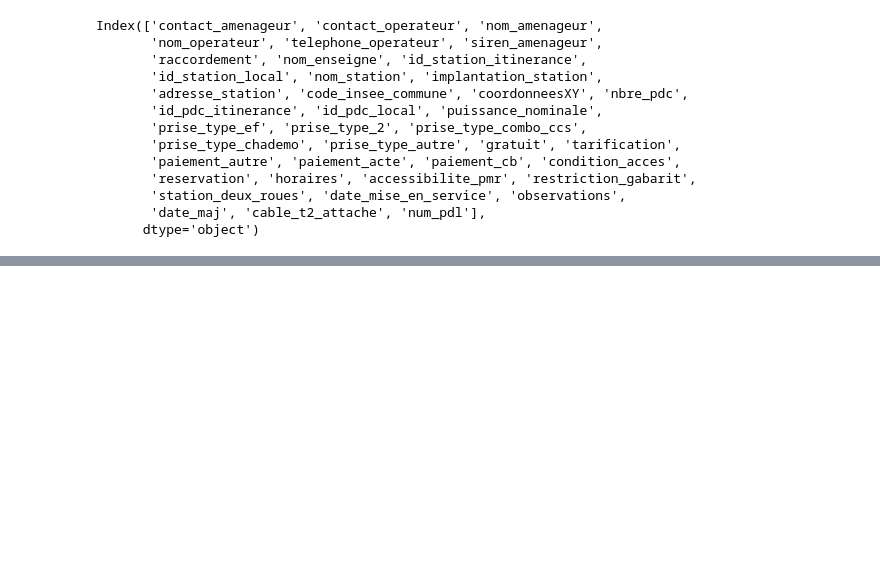
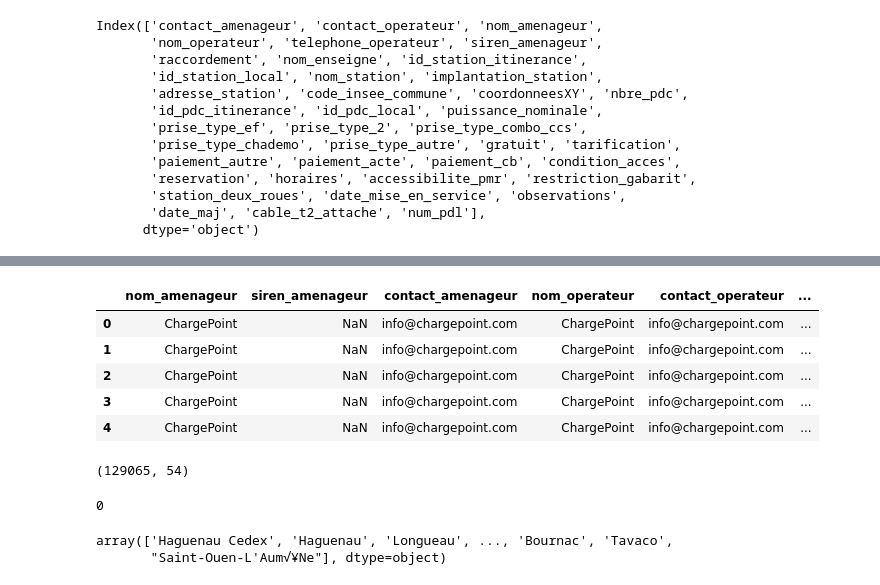
Before and after one commit to MustaphaRherrad/GeoChargeAnalytics, a Jupyter notebook: first-exploration-for-trying.ipynb, the cells around one changed output, grey strips where cells are left out. Drawn from its saved outputs; the diff is of its cells as text; code cells hidden in the pictures; blank space fills up the shorter version.

```diff
--- a/first-exploration-for-trying.ipynb
+++ b/first-exploration-for-trying.ipynb
@@ -126,0 +170,8 @@ Index(['contact_amenageur', 'contact_operateur', 'nom_amenageur',
+# %%
+def extract_ville_code_postal(df: pd.DataFrame) -> pd.DataFrame:
+    """Extrait code postal et ville."""
+    # Extraction code postal
+    df['code_postal'] = df['adresse_station'].str.extract(r'(\d{5})')[0]
+    # Extraction ville normalisée (on utilise la nouvelle version robuste)
+    df['ville'] = df['adresse_station'].apply(normalize_city_name)
+    return df
@@ -126,0 +214,23 @@ Index(['contact_amenageur', 'contact_operateur', 'nom_amenageur',
+# %%
+df_final=extract_ville_code_postal(df_consolide)
+df_final.head()
+# %% [output]
+|  | nom_amenageur | siren_amenageur | contact_amenageur | nom_operateur | contact_operateur | ... |
+| 0 | ChargePoint | NaN | info@chargepoint.com | ChargePoint | info@chargepoint.com | ... |
+| 1 | ChargePoint | NaN | info@chargepoint.com | ChargePoint | info@chargepoint.com | ... |
+| 2 | ChargePoint | NaN | info@chargepoint.com | ChargePoint | info@chargepoint.com | ... |
+| 3 | ChargePoint | NaN | info@chargepoint.com | ChargePoint | info@chargepoint.com | ... |
+| 4 | ChargePoint | NaN | info@chargepoint.com | ChargePoint | info@chargepoint.com | ... |
+# %%
+df_final.shape
+# %% [output]
+(129065, 54)
+# %%
+df_final['ville'].isnull().sum()
+# %% [output]
+0
+# %%
+df_final['ville'].unique()
+# %% [output]
+array(['Haguenau Cedex', 'Haguenau', 'Longueau', ..., 'Bournac', 'Tavaco',
+       "Saint-Ouen-L'Aum√¥Ne"], dtype=object)
```
Also changed, not shown: parts of 9 cells of this notebook, 11 other files.
